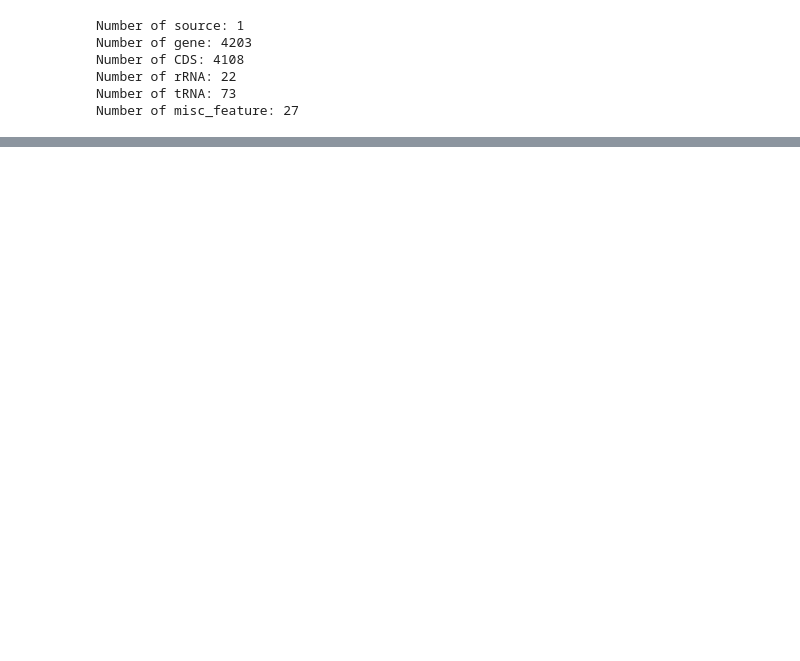
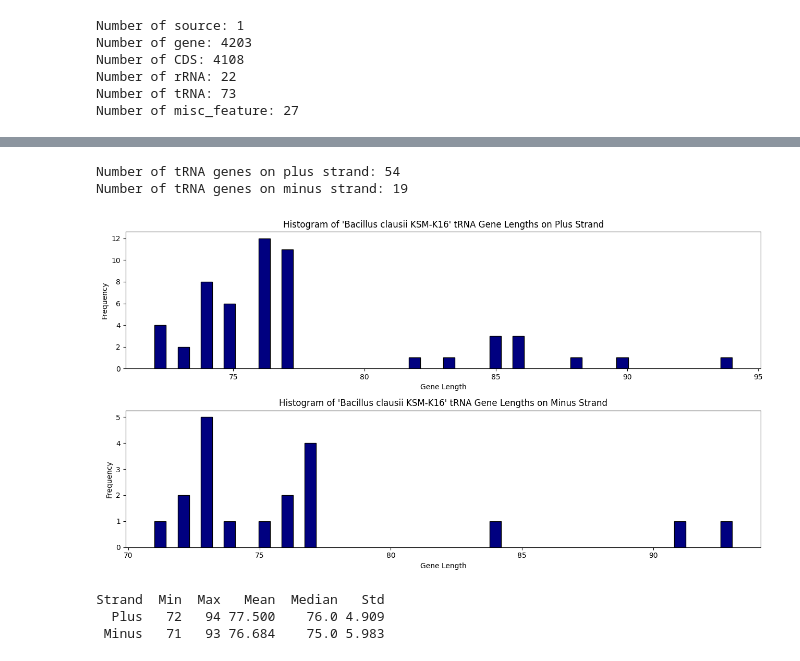
Before and after one commit to idobt97/Bioinformatocs_final_project, a Jupyter notebook: FinalProjectIdoSagiAdiel.ipynb, the cells around one changed output, grey strips where cells are left out. Cells and saved outputs as stored; diff of their text form; code cells hidden in the pictures; blank space fills up the shorter version.

```diff
--- a/FinalProjectIdoSagiAdiel.ipynb
+++ b/FinalProjectIdoSagiAdiel.ipynb
@@ -76,0 +162,70 @@ Number of protein-encoding genes on the minus strand: 2110
+# %%
+tRNA_coding_genes_minus_lengths = []
+tRNA_coding_genes_plus_lengths = []
+tRNA_coding_genes_minus_strand = 0
+tRNA_coding_genes_plus_strand = 0
+
+for feature in bacillus_clausii.features:
+    if feature.type == "tRNA":
+        # Calculate gene length
+        gene_length = abs(feature.location.end - feature.location.start)
+        if feature.location.strand == 1:
+            tRNA_coding_genes_plus_lengths.append(gene_length)
+            tRNA_coding_genes_plus_strand += 1
+        elif feature.location.strand == -1:
+            tRNA_coding_genes_minus_lengths.append(gene_length)
+            tRNA_coding_genes_minus_strand += 1
+
+print(f"Number of tRNA genes on plus strand: {tRNA_coding_genes_plus_strand}")
+print(f"Number of tRNA genes on minus strand: {tRNA_coding_genes_minus_strand}")
+
+# Plot 2 histogram of tRNA coding gene lengths
+fig, ax = plt.subplots(2, 1, figsize=(13,7))
+ax[0].hist(tRNA_coding_genes_plus_lengths, bins=50, color='navy', edgecolor='black')
+ax[0].set_xlabel('Gene Length')
+ax[0].set_ylabel('Frequency')
+ax[0].set_title('Histogram of \'Bacillus clausii KSM-K16\' tRNA Gene Lengths on Plus Strand')
+
+ax[1].hist(tRNA_coding_genes_minus_lengths, bins=50, color='navy', edgecolor='black')
+ax[1].set_xlabel('Gene Length')
+ax[1].set_ylabel('Frequency')
+ax[1].set_title('Histogram of \'Bacillus clausii KSM-K16\' tRNA Gene Lengths on Minus Strand')
+
+plt.tight_layout()
+plt.show()
+# %% [output]
+Number of tRNA genes on plus strand: 54
+Number of tRNA genes on minus strand: 19
+[figure, added]
+# %%
+# Calculating statistics for tRNA coding gene lengths
+tRNA_coding_genes_plus_characteristics = {'min': 0, 'max': 0, 'mean': 0, 'median': 0, 'std': 0}
+tRNA_coding_genes_minus_characteristics = {'min': 0, 'max': 0, 'mean': 0, 'median': 0, 'std': 0}
+
+tRNA_coding_genes_plus_characteristics['mean'] = np.mean(tRNA_coding_genes_plus_lengths)
+tRNA_coding_genes_plus_characteristics['median'] = np.median(tRNA_coding_genes_plus_lengths)
+tRNA_coding_genes_plus_characteristics['std'] = np.std(tRNA_coding_genes_plus_lengths)
+tRNA_coding_genes_plus_characteristics['max'] = max(tRNA_coding_genes_plus_lengths)
+tRNA_coding_genes_plus_characteristics['min'] = min(tRNA_coding_genes_plus_lengths)
+
+tRNA_coding_genes_minus_characteristics['mean'] = np.mean(tRNA_coding_genes_minus_lengths)
+tRNA_coding_genes_minus_characteristics['median'] = np.median(tRNA_coding_genes_minus_lengths)
+tRNA_coding_genes_minus_characteristics['std'] = np.std(tRNA_coding_genes_minus_lengths)
+tRNA_coding_genes_minus_characteristics['max'] = max(tRNA_coding_genes_minus_lengths)
+tRNA_coding_genes_minus_characteristics['min'] = min(tRNA_coding_genes_minus_lengths)
+
+#create a dataframe to store the statistics
+tRNA_coding_genes_statistics = pd.DataFrame({
+    'Strand': ['Plus', 'Minus'],
+    'Min': [tRNA_coding_genes_plus_characteristics['min'], tRNA_coding_genes_minus_characteristics['min']],
+    'Max': [tRNA_coding_genes_plus_characteristics['max'], tRNA_coding_genes_minus_characteristics['max']],
+    'Mean': [round(tRNA_coding_genes_plus_characteristics['mean'], 3), round(tRNA_coding_genes_minus_characteristics['mean'], 3)],
+    'Median': [round(tRNA_coding_genes_plus_characteristics['median'], 3), round(tRNA_coding_genes_minus_characteristics['median'], 3)],
+    'Std': [round(tRNA_coding_genes_plus_characteristics['std'], 3), round(tRNA_coding_genes_minus_characteristics['std'], 3)]
+})
+
+print(tRNA_coding_genes_statistics.to_string(index=False))
+# %% [output]
+Strand  Min  Max   Mean  Median   Std
+  Plus   72   94 77.500    76.0 4.909
+ Minus   71   93 76.684    75.0 5.983
```
Also changed, not shown: parts of 11 cells of this notebook.
